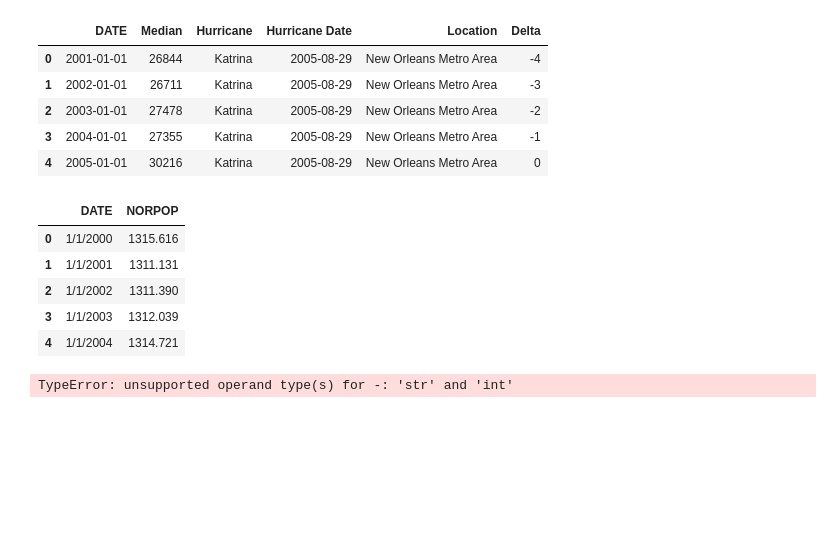
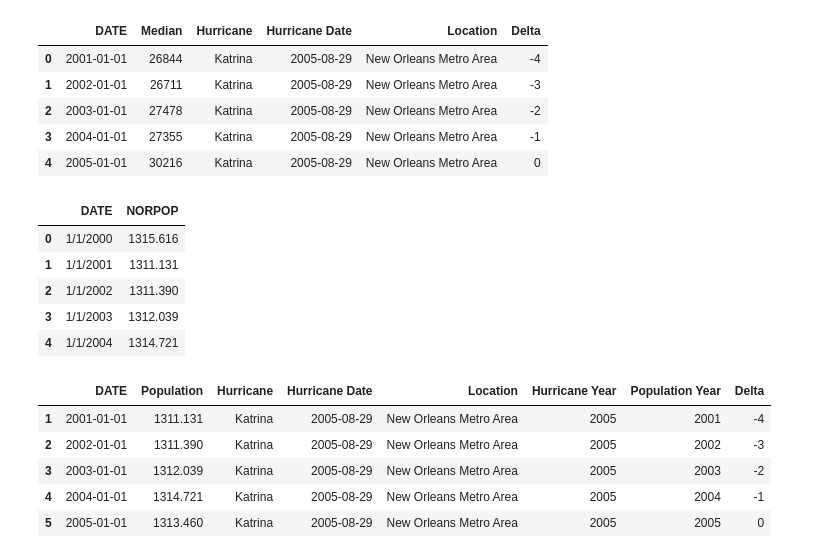
Before and after one commit to mchrzanowski27/Project1, a Jupyter notebook: Project 1 Data Katrina.ipynb, the cells around one changed output. Drawn from its saved outputs; the diff is of its cells as text; code cells hidden in the pictures; blank space fills up the shorter version.

```diff
--- a/Project 1 Data Katrina.ipynb
+++ b/Project 1 Data Katrina.ipynb
@@ -225,28 +239,40 @@ katrina_population_df.head()
 # %%
 # remove rows prior to 2001
 
 katrina_population_df['DATE'] = pd.to_datetime(katrina_population_df['DATE'])
 
 katrina_population_df = katrina_population_df[katrina_population_df["DATE"] >= '2001-01-01']
 
 #Add hurricane, year, location
 
 katrina_population_df[['Hurricane','Hurricane Date','Location']] = pd.DataFrame([['Katrina','2005-08-29','New Orleans Metro Area']], index = katrina_population_df.index)
 
 katrina_population_df['Hurricane Date'] = pd.to_datetime(katrina_population_df['Hurricane Date'])
 
+katrina_population_df['Hurricane Year'] = pd.to_datetime(katrina_population_df['Hurricane Date'],format='%Y%m%d')
+
+katrina_population_df['Hurricane Year'] = pd.DatetimeIndex(katrina_population_df['Hurricane Year']).year
+
+katrina_population_df['Population Year'] = pd.to_datetime(katrina_population_df['DATE'],format='%Y%m%d')
+
+katrina_population_df['Population Year'] = pd.DatetimeIndex(katrina_population_df['Population Year']).year
 
 #We will need to show data from multiple years, so delta from hurricane best option
-katrina_population_df['Delta'] = ((katrina_population_df['DATE'] - katrina_population_df['Hurricane Date']).dt.days/365)
+katrina_population_df['Delta'] = ((katrina_population_df['Population Year'] - katrina_population_df['Hurricane Year']))
 
 katrina_population_df['Delta'] = katrina_population_df['Delta'].astype(int)
 
 #Rename column
 katrina_population_df = katrina_population_df.rename(columns={'NORPOP': 'Population'})
 
 katrina_population_df.head()
 # %% [output]
-TypeError: unsupported operand type(s) for -: 'str' and 'int'
+|  | DATE | Population | Hurricane | Hurricane Date | Location | Hurricane Year | Population Year | Delta |
+| 1 | 2001-01-01 | 1311.131 | Katrina | 2005-08-29 | New Orleans Metro Area | 2005 | 2001 | -4 |
+| 2 | 2002-01-01 | 1311.390 | Katrina | 2005-08-29 | New Orleans Metro Area | 2005 | 2002 | -3 |
+| 3 | 2003-01-01 | 1312.039 | Katrina | 2005-08-29 | New Orleans Metro Area | 2005 | 2003 | -2 |
+| 4 | 2004-01-01 | 1314.721 | Katrina | 2005-08-29 | New Orleans Metro Area | 2005 | 2004 | -1 |
+| 5 | 2005-01-01 | 1313.460 | Katrina | 2005-08-29 | New Orleans Metro Area | 2005 | 2005 | 0 |
 # %%
 #export to CSV
 
```
Also changed, not shown: parts of 3 cells of this notebook, 2 other files.
